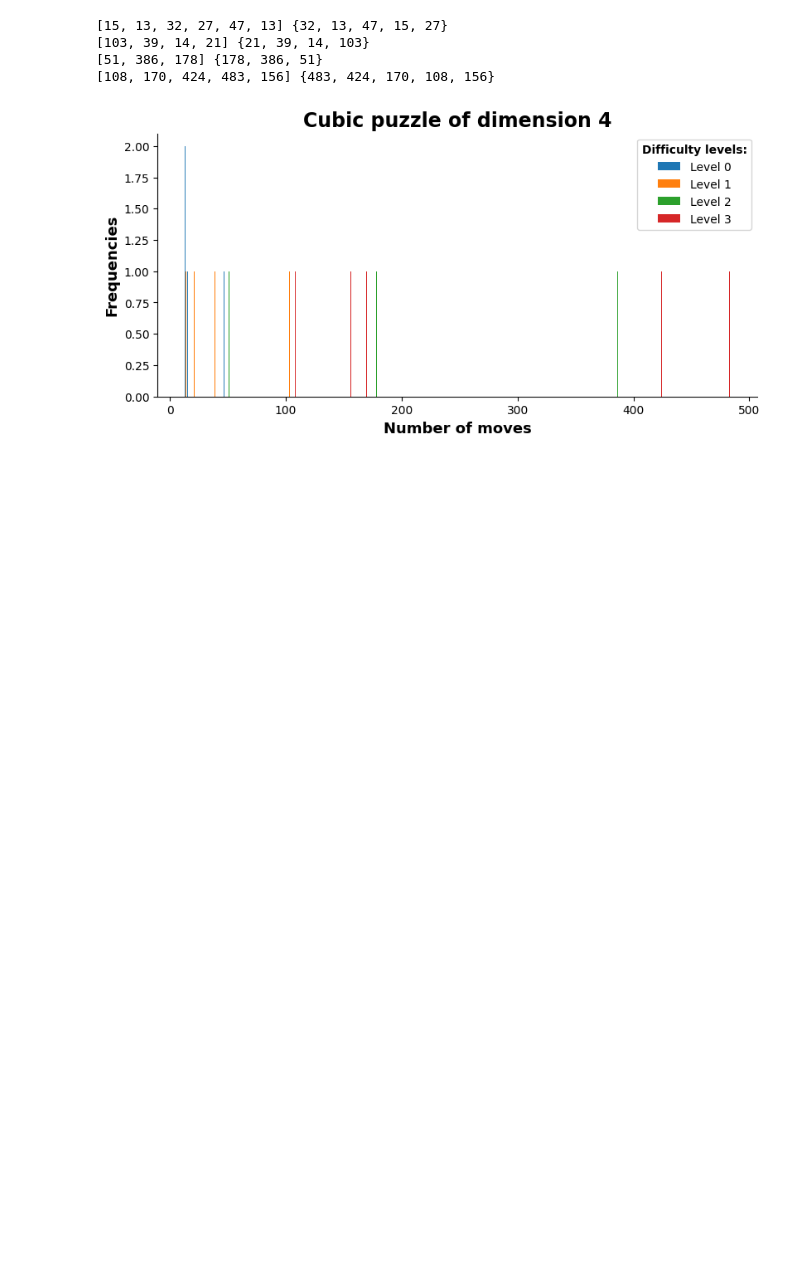
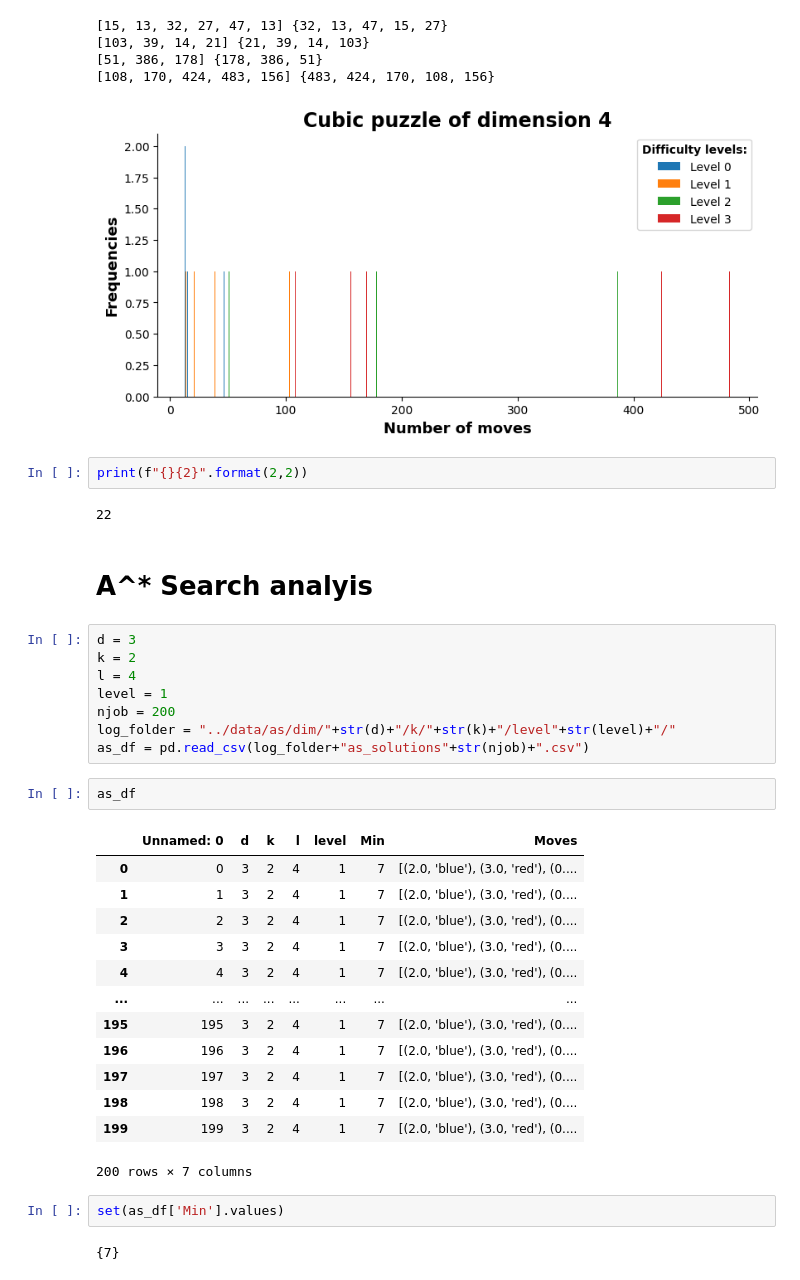
Before and after one commit to lemerleau/CubicPuzzle, a Jupyter notebook: notebooks/plots.ipynb, the cells around one changed output. Drawn from its saved outputs; the diff is of its cells as text; blank space fills up the shorter version.

Commit message:
Update on EA and benchmark on Astart search

```diff
--- a/notebooks/plots.ipynb
+++ b/notebooks/plots.ipynb
@@ -395,3 +395,37 @@ plt.show()
 [51, 386, 178] {178, 386, 51}
 [108, 170, 424, 483, 156] {483, 424, 170, 108, 156}
 [figure]
+# %%
+print(f"{}{2}".format(2,2))
+# %% [output]
+22
+# %% [markdown]
+# A^* Search analyis
+# %%
+d = 3
+k = 2
+l = 4
+level = 1
+njob = 200
+log_folder = "../data/as/dim/"+str(d)+"/k/"+str(k)+"/level"+str(level)+"/"
+as_df = pd.read_csv(log_folder+"as_solutions"+str(njob)+".csv")
+# %%
+as_df
+# %% [output]
+|  | Unnamed: 0 | d | k | l | level | Min | Moves |
+| 0 | 0 | 3 | 2 | 4 | 1 | 7 | [(2.0, 'blue'), (3.0, 'red'), (0.... |
+| 1 | 1 | 3 | 2 | 4 | 1 | 7 | [(2.0, 'blue'), (3.0, 'red'), (0.... |
+| 2 | 2 | 3 | 2 | 4 | 1 | 7 | [(2.0, 'blue'), (3.0, 'red'), (0.... |
+| 3 | 3 | 3 | 2 | 4 | 1 | 7 | [(2.0, 'blue'), (3.0, 'red'), (0.... |
+| 4 | 4 | 3 | 2 | 4 | 1 | 7 | [(2.0, 'blue'), (3.0, 'red'), (0.... |
+| ... | ... | ... | ... | ... | ... | ... | ... |
+| 195 | 195 | 3 | 2 | 4 | 1 | 7 | [(2.0, 'blue'), (3.0, 'red'), (0.... |
+| 196 | 196 | 3 | 2 | 4 | 1 | 7 | [(2.0, 'blue'), (3.0, 'red'), (0.... |
+| 197 | 197 | 3 | 2 | 4 | 1 | 7 | [(2.0, 'blue'), (3.0, 'red'), (0.... |
+| 198 | 198 | 3 | 2 | 4 | 1 | 7 | [(2.0, 'blue'), (3.0, 'red'), (0.... |
+| 199 | 199 | 3 | 2 | 4 | 1 | 7 | [(2.0, 'blue'), (3.0, 'red'), (0.... |
+200 rows × 7 columns
+# %%
+set(as_df['Min'].values)
+# %% [output]
+{7}
```
Also changed, not shown: parts of 18 cells of this notebook, 14 other files.
